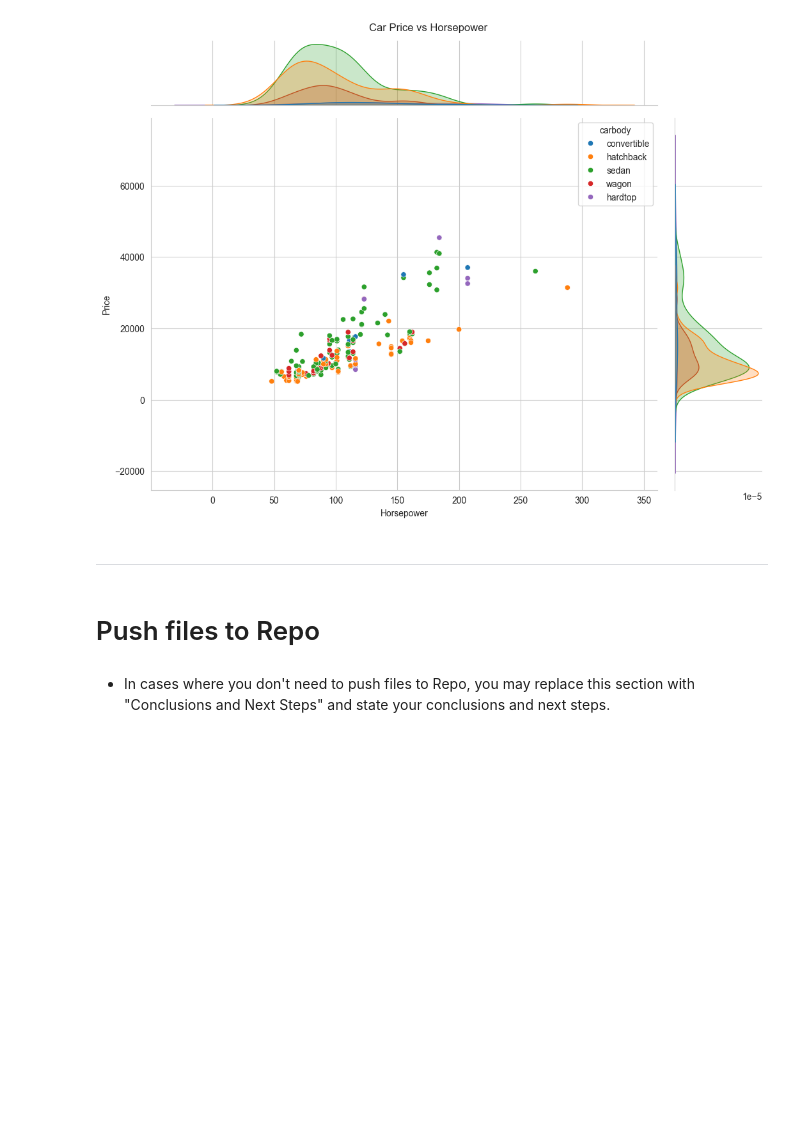
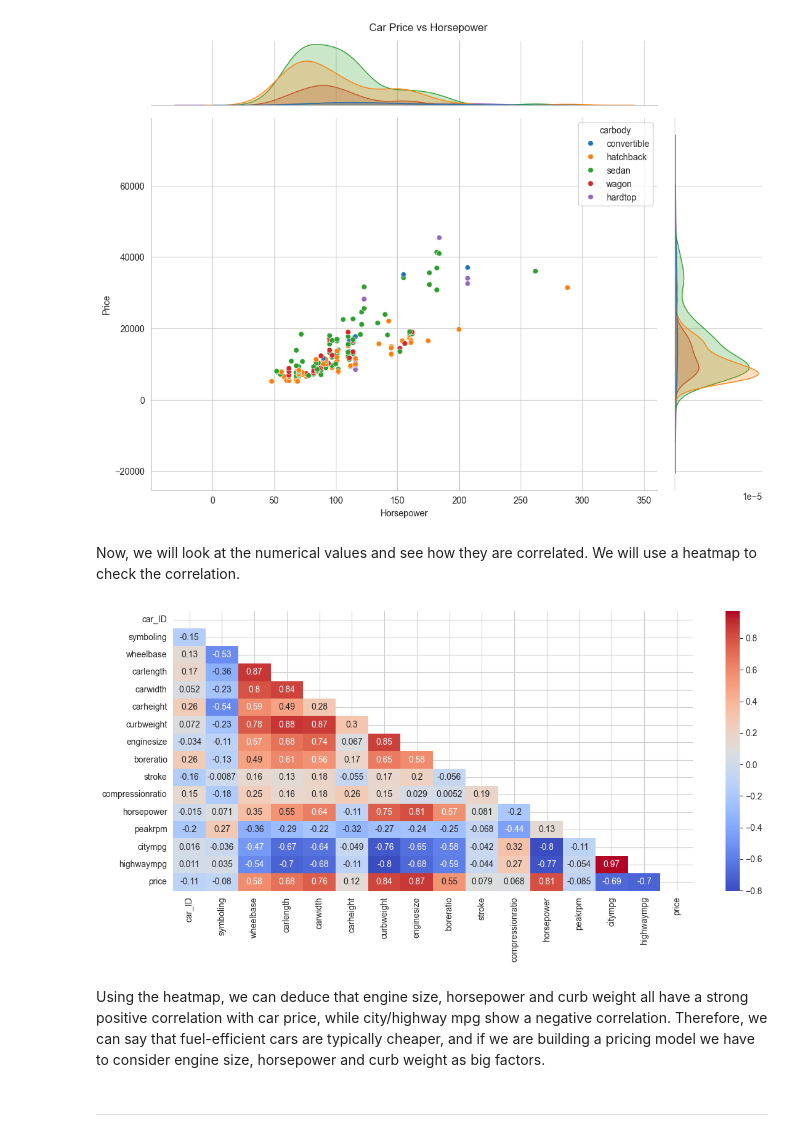
Before and after one commit to daniel67014/ci-hackathon1-car-price-analysis, a Jupyter notebook: jupyter_notebooks/DataVisualisations.ipynb, the cells around one changed output. Drawn from its saved outputs; the diff is of its cells as text; code cells hidden in the pictures; blank space fills up the shorter version.

```diff
--- a/jupyter_notebooks/DataVisualisations.ipynb
+++ b/jupyter_notebooks/DataVisualisations.ipynb
@@ -123,9 +123,25 @@ plt.suptitle('Car Price vs Horsepower', y=1.01)
 # %% [output]
 Text(0.5, 1.01, 'Car Price vs Horsepower')
 [figure]
+# %% [markdown]
+Now, we will look at the numerical values and see how they are correlated. We will use a heatmap to check the correlation.
+# %%
+plt.figure(figsize=(12, 6))
+corr = df_CarPriceCSV.corr(numeric_only=True)
+
+mask = np.zeros_like(corr, dtype=np.bool_) ## Create a mask to hide the upper triangle
+mask[np.triu_indices_from(mask)] = True
+
+sns.heatmap(corr, annot=True,mask=mask, cmap='coolwarm')
+plt.tight_layout()
+
+## Save the figure
+#plt.savefig(r"C:\Users\admin\Documents\vscode-projects\Project-1\Images\heatmap.png")
+
+#plt.show()
+# %% [output]
+[figure, added]
+# %% [markdown]
+Using the heatmap, we can deduce that engine size, horsepower and curb weight all have a strong positive correlation with car price, while city/highway mpg show a negative correlation. Therefore, we can say that fuel-efficient cars are typically cheaper, and if we are building a pricing model we have to consider engine size, horsepower and curb weight as big factors.
 # %% [markdown]
 ---
-# %% [markdown]
-# Push files to Repo
-# %% [markdown]
-* In cases where you don't need to push files to Repo, you may replace this section with "Conclusions and Next Steps" and state your conclusions and next steps.
```
Also changed, not shown: parts of 4 cells of this notebook.
